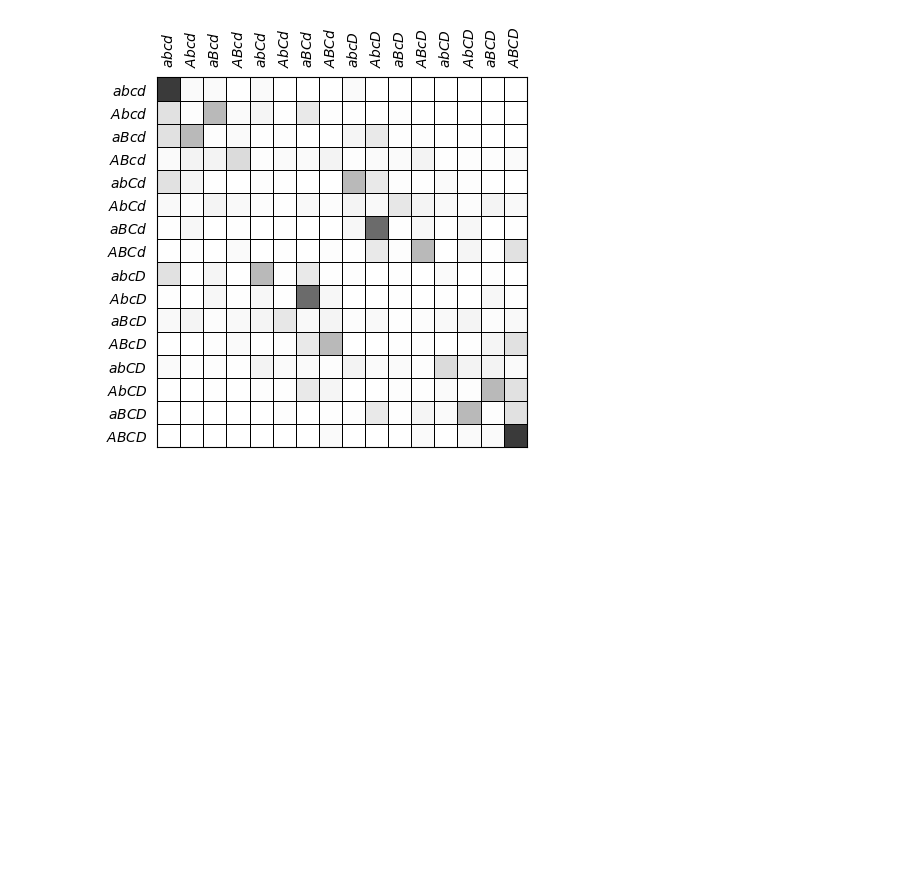
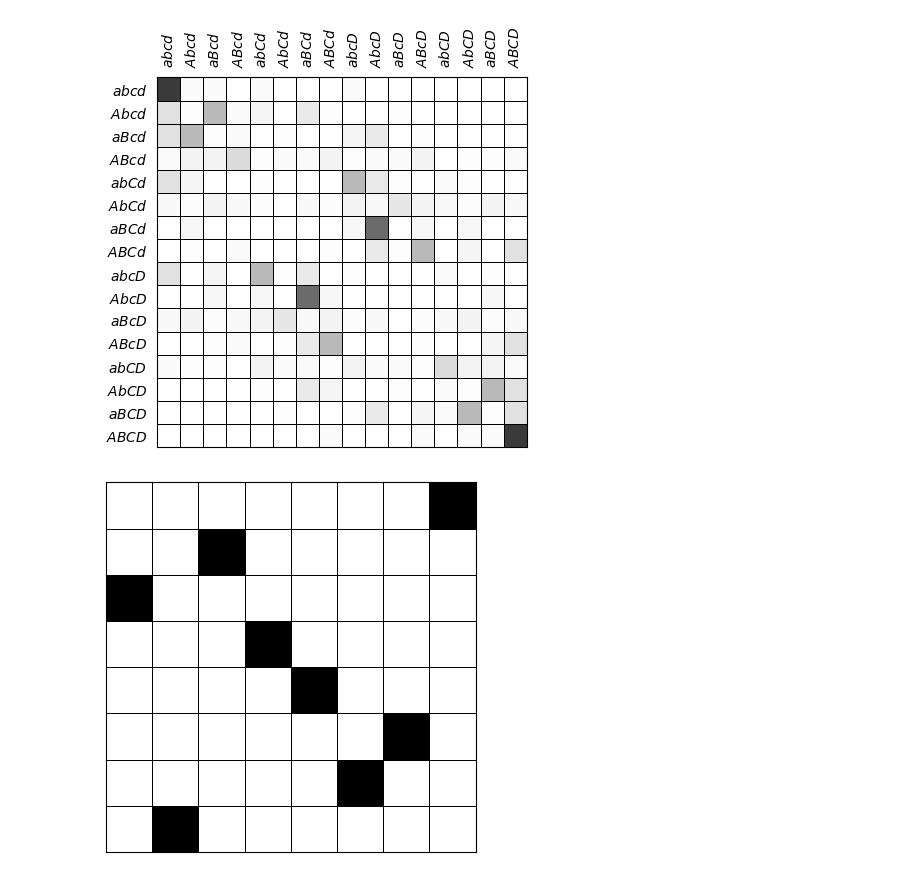
Before and after one commit to CSC-UW/Marshall-Intrinsic-Units, a Jupyter notebook: figures.ipynb, the cells around one changed output. Drawn from its saved outputs; the diff is of its cells as text; code cells hidden in the pictures; blank space fills up the shorter version.

Commit message:
Add binary units example.

```diff
--- a/figures.ipynb
+++ b/figures.ipynb
@@ -172,3 +170,9 @@ fig, ax = miu.plot_sbs_tpm(network)
 fig.savefig("plots/sfs_micro_tpm.svg")
 # %% [output]
 [figure]
+# %%
+network, state = miu.get_binary_units_micro_example()
+fig, ax = miu.plot_sbs_tpm(network, use_node_labels=False)
+fig.savefig("plots/bu_micro_tpm.svg")
+# %% [output]
+[figure, added]
```
Also changed, not shown: parts of 4 cells of this notebook, 4 other files.
